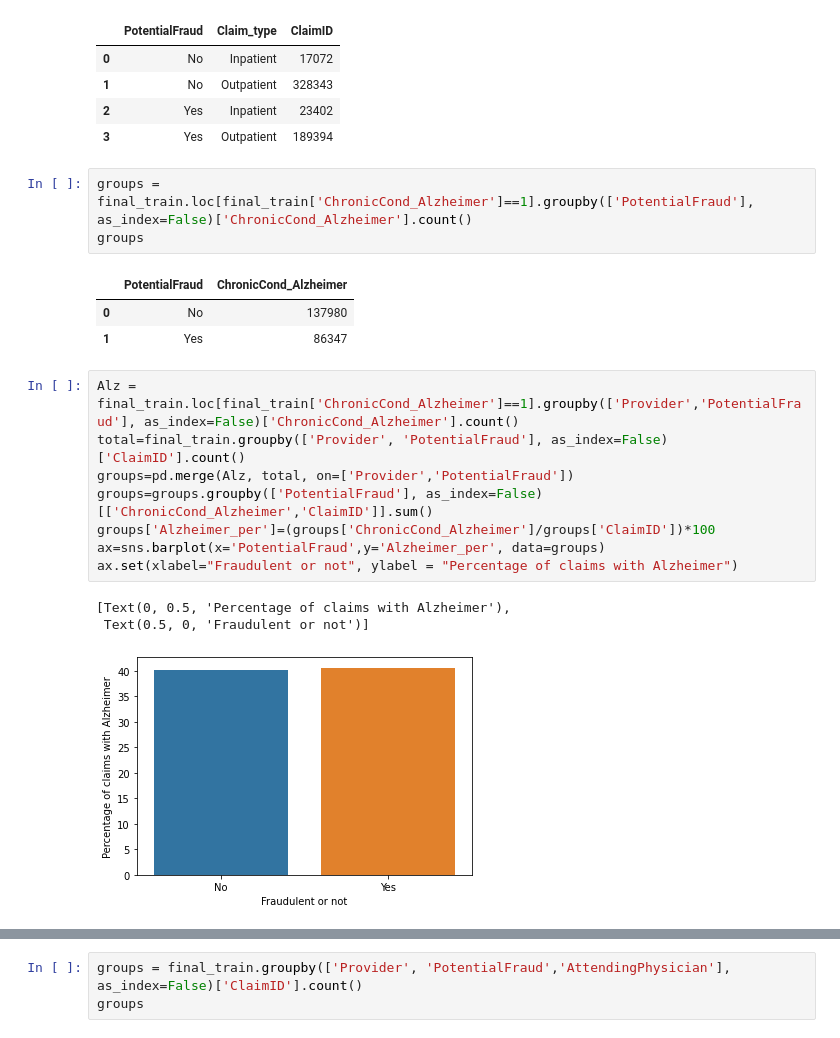
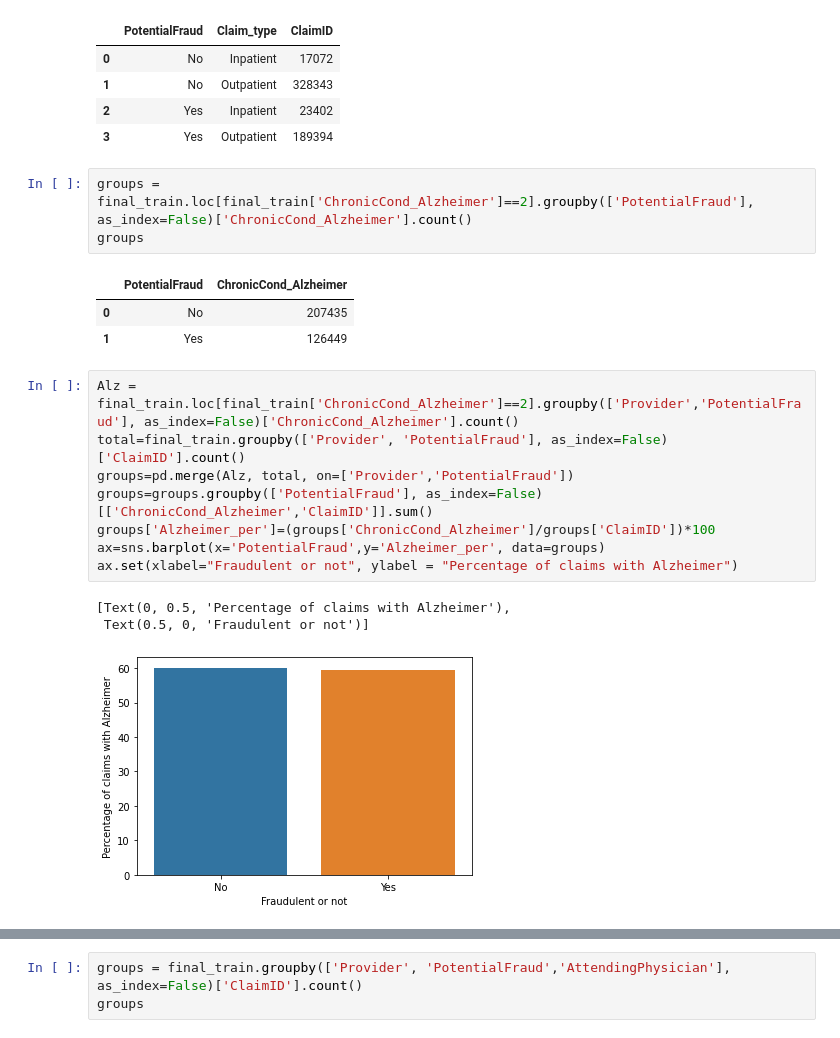
Before and after one commit to SarraJb/Sample-Repo-Joao, a Jupyter notebook: healthcare_fraud.ipynb, the cells around one changed output, grey strips where cells are left out. Cells and saved outputs as stored; diff of their text form.

```diff
--- a/healthcare_fraud.ipynb
+++ b/healthcare_fraud.ipynb
@@ -492,22 +492,22 @@ groups
 | 2 | Yes | Inpatient | 23402 |
 | 3 | Yes | Outpatient | 189394 |
 # %%
-groups = final_train.loc[final_train['ChronicCond_Alzheimer']==1].groupby(['PotentialFraud'], as_index=False)['ChronicCond_Alzheimer'].count()
+groups = final_train.loc[final_train['ChronicCond_Alzheimer']==2].groupby(['PotentialFraud'], as_index=False)['ChronicCond_Alzheimer'].count()
 groups
 # %% [output]
 |  | PotentialFraud | ChronicCond_Alzheimer |
-| 0 | No | 137980 |
-| 1 | Yes | 86347 |
+| 0 | No | 207435 |
+| 1 | Yes | 126449 |
 # %%
-Alz = final_train.loc[final_train['ChronicCond_Alzheimer']==1].groupby(['Provider','PotentialFraud'], as_index=False)['ChronicCond_Alzheimer'].count()
+Alz = final_train.loc[final_train['ChronicCond_Alzheimer']==2].groupby(['Provider','PotentialFraud'], as_index=False)['ChronicCond_Alzheimer'].count()
 total=final_train.groupby(['Provider', 'PotentialFraud'], as_index=False)['ClaimID'].count()
 groups=pd.merge(Alz, total, on=['Provider','PotentialFraud'])
 groups=groups.groupby(['PotentialFraud'], as_index=False)[['ChronicCond_Alzheimer','ClaimID']].sum()
 groups['Alzheimer_per']=(groups['ChronicCond_Alzheimer']/groups['ClaimID'])*100
 ax=sns.barplot(x='PotentialFraud',y='Alzheimer_per', data=groups)
 ax.set(xlabel="Fraudulent or not", ylabel = "Percentage of claims with Alzheimer")
 # %% [output]
 [Text(0, 0.5, 'Percentage of claims with Alzheimer'),
  Text(0.5, 0, 'Fraudulent or not')]
-[figure, old version]
+[figure, new version]
 # %%
```
Also changed, not shown: parts of 14 cells of this notebook.
